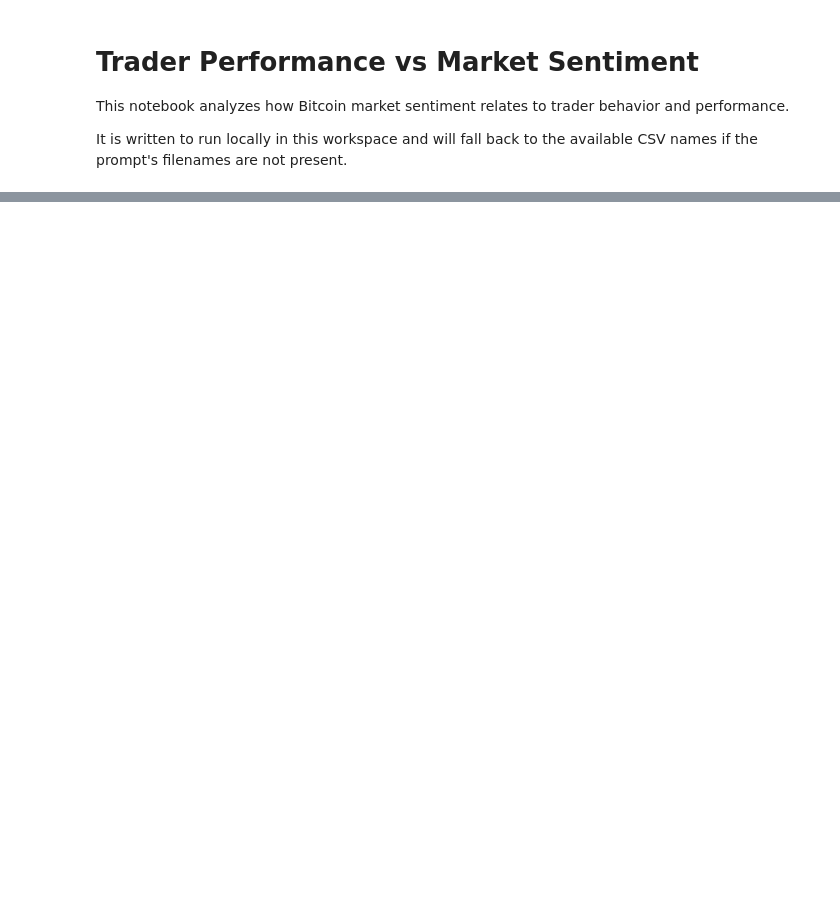
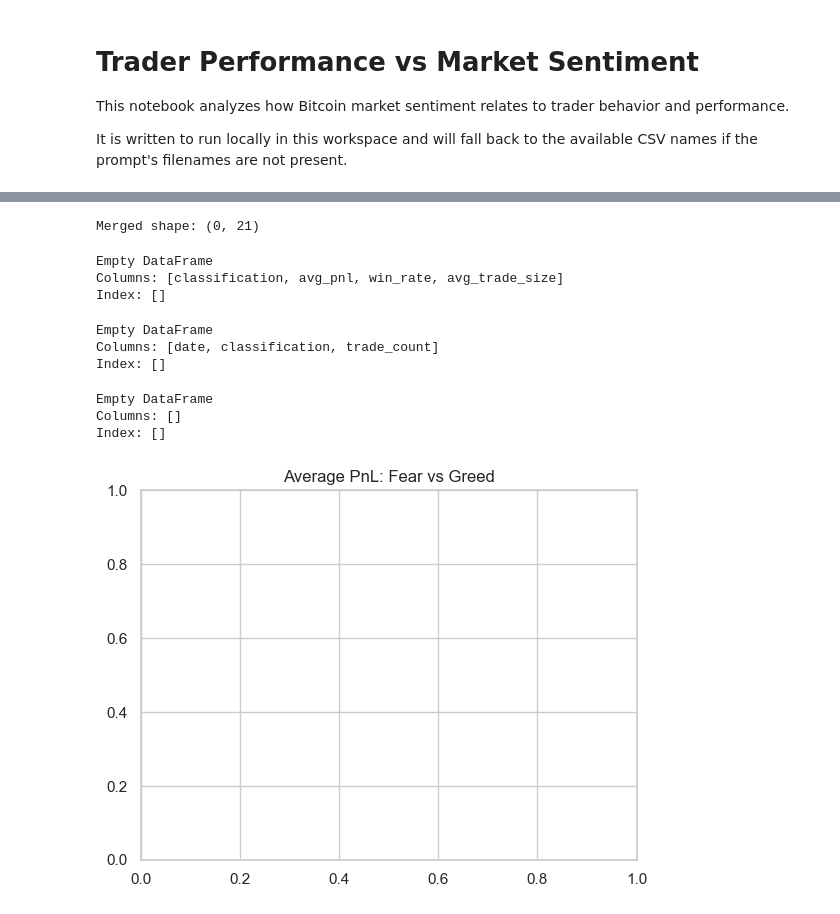
Before and after one commit to mohd-musheer/Trader-Sentiment-Analysis, a Jupyter notebook: analysis.ipynb, the cells around one changed output, grey strips where cells are left out. Saved outputs shown, nothing was run; the diff lists cells and outputs as text; code cells hidden in the pictures; blank space fills up the shorter version.

```diff
--- a/analysis.ipynb
+++ b/analysis.ipynb
@@ -285,0 +58,58 @@ plt.tight_layout()
+# %%
+sentiment['date'] = pd.to_datetime(sentiment['date'])
+trades['Timestamp'] = pd.to_datetime(trades['Timestamp'])
+
+trades['Date'] = trades['Timestamp'].dt.date
+sentiment['date'] = sentiment['date'].dt.date
+# %%
+data = pd.merge(trades, sentiment, on="date", how="inner")
+
+print("Merged shape:", data.shape)
+# %% [output]
+Merged shape: (0, 21)
+# %%
+# win or loss
+data['is_profit'] = data['Closed PnL'] > 0
+
+# trade count per day
+daily_trades = data.groupby(['date', 'classification']).size().reset_index(name='trade_count')
+# %%
+summary = data.groupby('classification').agg({
+    'Closed PnL': 'mean',
+    'is_profit': 'mean',
+    'Size USD': 'mean'
+}).reset_index()
+
+summary.rename(columns={
+    'Closed PnL': 'avg_pnl',
+    'is_profit': 'win_rate',
+    'Size USD': 'avg_trade_size'
+}, inplace=True)
+
+print(summary)
+# %% [output]
+Empty DataFrame
+Columns: [classification, avg_pnl, win_rate, avg_trade_size]
+Index: []
+# %%
+trade_count = data.groupby(['date', 'classification']).size().reset_index(name='trade_count')
+
+print(trade_count.head())
+# %% [output]
+Empty DataFrame
+Columns: [date, classification, trade_count]
+Index: []
+# %%
+long_short = data.groupby(['classification', 'Side']).size().unstack()
+
+print(long_short)
+# %% [output]
+Empty DataFrame
+Columns: []
+Index: []
+# %%
+sns.barplot(x='classification', y='avg_pnl', data=summary)
+plt.title("Average PnL: Fear vs Greed")
+plt.show()
+# %% [output]
+[figure, added]
```
Also changed, not shown: parts of 18 cells of this notebook.
